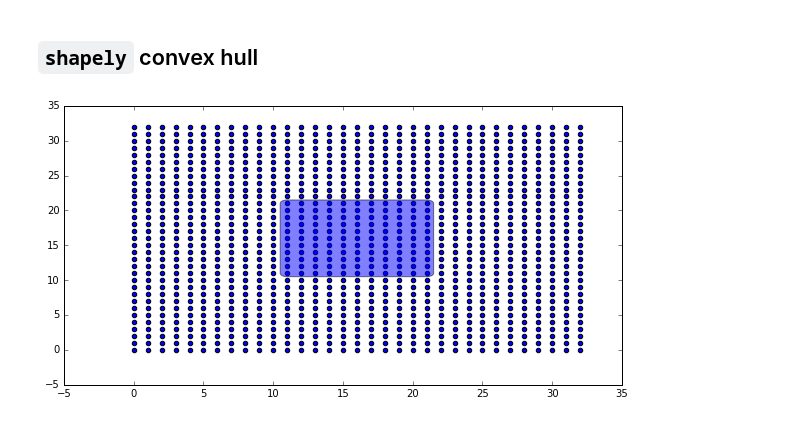
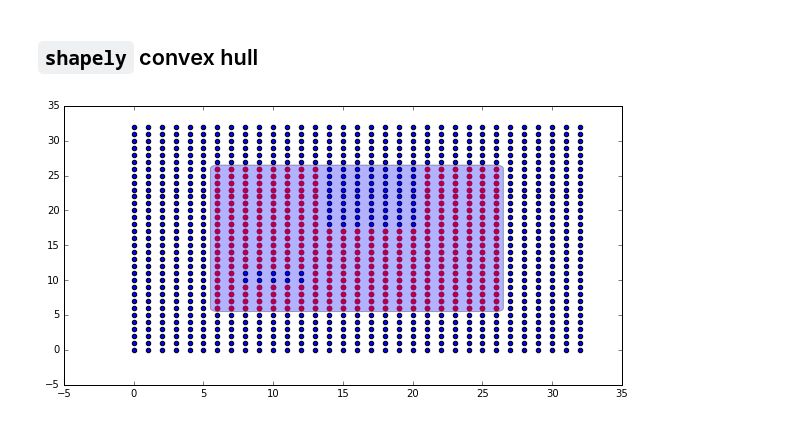
Before and after one commit to agilescientific/seisplot, a Jupyter notebook: Polygon_around_data_area.ipynb, the cells around one changed output. Drawn from its saved outputs; the diff is of its cells as text; code cells hidden in the pictures.

```diff
--- a/Polygon_around_data_area.ipynb
+++ b/Polygon_around_data_area.ipynb
@@ -74,0 +77,5 @@ tslice.shape
+# %%
+tslice[6:27, 6:27] = 1
+tslice[8:13, 10:12] = 0
+tslice[14:21, 18:27] = 0
+#tslice[14:21, 18:27] = 0
@@ -103,18 +159,19 @@ hull = hull.buffer(0.5)
 # %%
 from descartes import PolygonPatch
 
 # Compute all points coordinates for the plot.
 all_points = np.array(list(zip(*np.where(tslice < 2))))
 
 # Make the plot.
 fig = plt.figure(figsize=(10,5))
 ax = fig.add_subplot(111)
-ax.scatter(all_points[:,0], all_points[:,1])
+ax.scatter(all_points[:,0], all_points[:,1], )
+ax.scatter(points[:,0], points[:,1], color='r')
 
 # Make and add the polygon patch.
-patch = PolygonPatch(hull, alpha=0.5)
+patch = PolygonPatch(hull, alpha=0.3)
 ax.add_patch(patch)
 
 plt.show()
 # %% [output]
-[figure, old version]
+[figure, new version]
```
Also changed, not shown: parts of 8 cells of this notebook.
